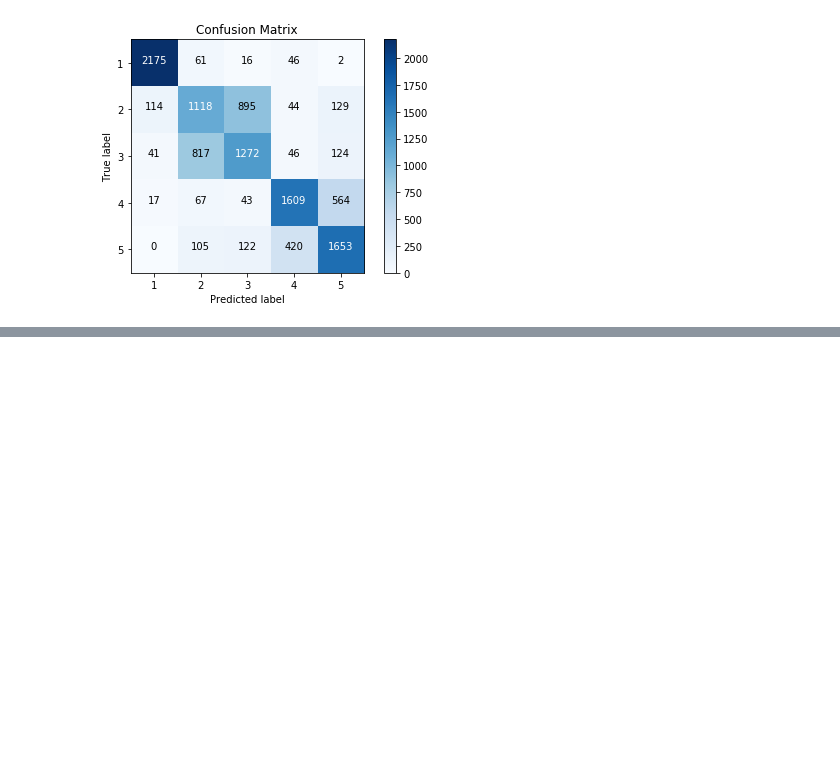
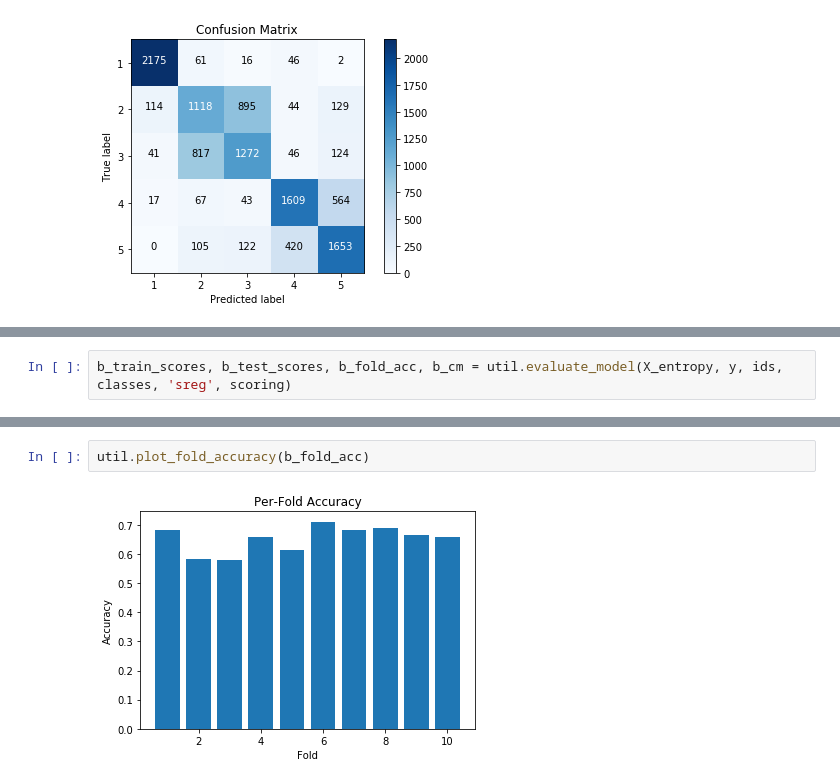
Before and after one commit to carolineh101/cs229-epilepsy, a Jupyter notebook: feature_engineering.ipynb, the cells around one changed output, grey strips where cells are left out. Saved outputs shown, nothing was run; the diff lists cells and outputs as text; blank space fills up the shorter version.

```diff
--- a/feature_engineering.ipynb
+++ b/feature_engineering.ipynb
@@ -168,0 +188,2 @@ util.visualize_confusion_matrix(b_cm, classes)
+# %%
+b_train_scores, b_test_scores, b_fold_acc, b_cm = util.evaluate_model(X_entropy, y, ids, classes, 'sreg', scoring)
@@ -168,0 +210,4 @@ util.visualize_confusion_matrix(b_cm, classes)
+# %%
+util.plot_fold_accuracy(b_fold_acc)
+# %% [output]
+[figure, added]
```
Also changed, not shown: parts of 17 cells of this notebook, 1 other file.
